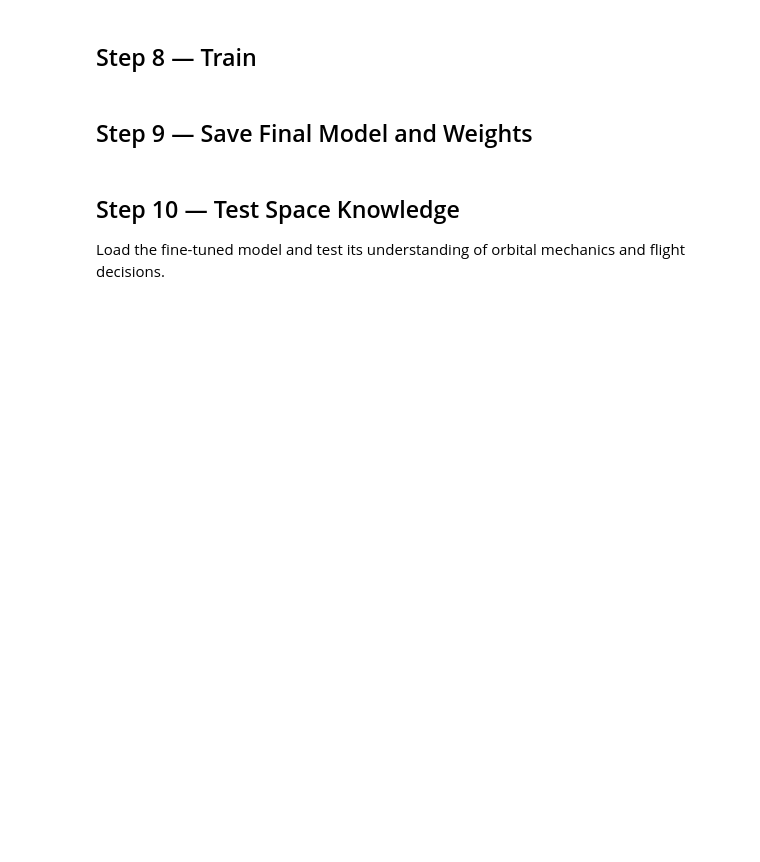
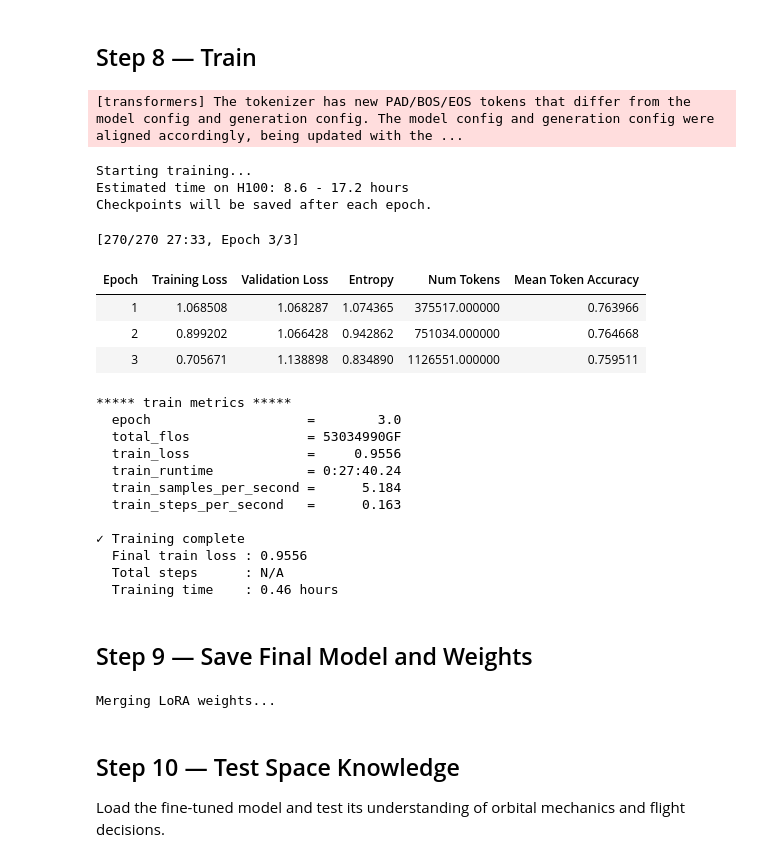
Before and after one commit to Pegasus167/spacemechanics_fine_tune_rl, a Jupyter notebook: 02_finetune_qwen.ipynb, the cells around one changed output. Cells and saved outputs as stored; diff of their text form; code cells hidden in the pictures; blank space fills up the shorter version.

Commit message:
notebook 02 fixes + notebook 03 RL training

```diff
--- a/02_finetune_qwen.ipynb
+++ b/02_finetune_qwen.ipynb
@@ -160,12 +189,14 @@ model = AutoModelForCausalLM.from_pretrained(
 
 # Resize embeddings to account for new special tokens
 model.resize_token_embeddings(len(tokenizer))
+model.config.vocab_size = len(tokenizer)
+model.generation_config.vocab_size = len(tokenizer)
 
 # Disable cache for training
 model.config.use_cache = False
 model.config.pretraining_tp = 1
 
 print(f"✓ Model loaded")
-print(f"  Parameters      : {sum(p.numel() for p in model.parameters()) / 1e9:.2f}B")
+print(f"  Parameters      : {sum(p.numel() for p in mobdel.parameters()) / 1e9:.2f}")
 if torch.cuda.is_available():
     print(f"  VRAM used       : {torch.cuda.memory_allocated() / 1e9:.2f} GB")
@@ -254,7 +312,6 @@ sft_config = SFTConfig(
 
     # Training duration
     num_train_epochs=EPOCHS,
-    max_steps=-1,                      # -1 = use epochs instead
 
     # Batch size
     per_device_train_batch_size=BATCH_SIZE,
@@ -264,36 +321,31 @@ sft_config = SFTConfig(
     # Optimizer
     learning_rate=LEARNING_RATE,
     lr_scheduler_type="cosine",
-    warmup_ratio=WARMUP_RATIO,
-    optim="paged_adamw_32bit",         # memory efficient optimizer
+    optim="paged_adamw_32bit",
     weight_decay=0.001,
 
-    # Precision — H100 native
+    # Precision
     fp16=False,
     bf16=True,
 
     # Sequence
-    max_seq_length=MAX_SEQ_LENGTH,
+    max_length=MAX_SEQ_LENGTH,
     dataset_text_field="text",
-    packing=False,                     # set True if dataset is very large
 
     # Checkpointing
     save_strategy="epoch",
-    save_total_limit=3,               # keep last 3 checkpoints
+    save_total_limit=3,
     load_best_model_at_end=True,
 
     # Evaluation
     eval_strategy="epoch",
-    eval_steps=1,
 
     # Logging
     logging_steps=10,
     report_to=report_to,
 
     # Misc
-    gradient_checkpointing=True,      # saves VRAM at cost of slight slowdown
-    group_by_length=True,             # groups similar length samples → faster
-    dataloader_num_workers=4,
+    gradient_checkpointing=True,
     seed=42,
 )
 
@@ -301,5 +353,5 @@ print("✓ Training config ready")
 print(f"  Epochs          : {EPOCHS}")
 print(f"  Effective batch : {BATCH_SIZE * GRAD_ACCUM}")
 print(f"  Learning rate   : {LEARNING_RATE}")
-print(f"  Precision       : bfloat16 (H100 native)")
+print(f"  Precision       : bfloat16")
 print(f"  Checkpoints → {OUTPUT_DIR}")
@@ -308,34 +368,59 @@ print(f"  Checkpoints → {OUTPUT_DIR}")
 # %%
 trainer = SFTTrainer(
     model=model,
     args=sft_config,
     train_dataset=train_dataset,
     eval_dataset=val_dataset,
-    tokenizer=tokenizer,
+    processing_class=tokenizer,
 )
 
 print("Starting training...")
 print(f"Estimated time on H100: {len(train_dataset) * EPOCHS / 1000:.1f} - {len(train_dataset) * EPOCHS / 500:.1f} hours")
 print("Checkpoints will be saved after each epoch.\n")
 
 train_result = trainer.train()
 
 # Save training metrics
 metrics = train_result.metrics
 trainer.log_metrics("train", metrics)
 trainer.save_metrics("train", metrics)
 
 print("\n✓ Training complete")
 print(f"  Final train loss : {metrics.get('train_loss', 'N/A'):.4f}")
 print(f"  Total steps      : {metrics.get('global_step', 'N/A')}")
 print(f"  Training time    : {metrics.get('train_runtime', 0) / 3600:.2f} hours")
+# %% [output]
+[transformers] The tokenizer has new PAD/BOS/EOS tokens that differ from the model config and generation config. The model config and generation config were aligned accordingly, being updated with the ...
+Starting training...
+Estimated time on H100: 8.6 - 17.2 hours
+Checkpoints will be saved after each epoch.
+[270/270 27:33, Epoch 3/3]
+| Epoch | Training Loss | Validation Loss | Entropy | Num Tokens | Mean Token Accuracy |
+| 1 | 1.068508 | 1.068287 | 1.074365 | 375517.000000 | 0.763966 |
+| 2 | 0.899202 | 1.066428 | 0.942862 | 751034.000000 | 0.764668 |
+| 3 | 0.705671 | 1.138898 | 0.834890 | 1126551.000000 | 0.759511 |
+***** train metrics *****
+  epoch                    =        3.0
+  total_flos               = 53034990GF
+  train_loss               =     0.9556
+  train_runtime            = 0:27:40.24
+  train_samples_per_second =      5.184
+  train_steps_per_second   =      0.163
+
+✓ Training complete
+  Final train loss : 0.9556
+  Total steps      : N/A
+  Training time    : 0.46 hours
 # %% [markdown]
 ## Step 9 — Save Final Model and Weights
 # %%
 os.makedirs(FINAL_MODEL_DIR, exist_ok=True)
 
 # Save LoRA adapter weights only (~100MB vs 15GB for full model)
-trainer.model.save_pretrained(FINAL_MODEL_DIR)
+# Merge LoRA into base model for clean inference
+print("Merging LoRA weights...")
+merged_model = trainer.model.merge_and_unload()
+merged_model.save_pretrained(FINAL_MODEL_DIR)
 tokenizer.save_pretrained(FINAL_MODEL_DIR)
 
 # Save training config for reproducibility
@@ -367,6 +452,8 @@ print(f"  training_config.json← reproducibility log")
 import subprocess
 result = subprocess.run(["du", "-sh", FINAL_MODEL_DIR], capture_output=True, text=True)
 print(f"  Total size: {result.stdout.split()[0]}")
+# %% [output]
+Merging LoRA weights...
 # %% [markdown]
 ## Step 10 — Test Space Knowledge
 
```
Also changed, not shown: parts of 15 cells of this notebook, 4 other files.
